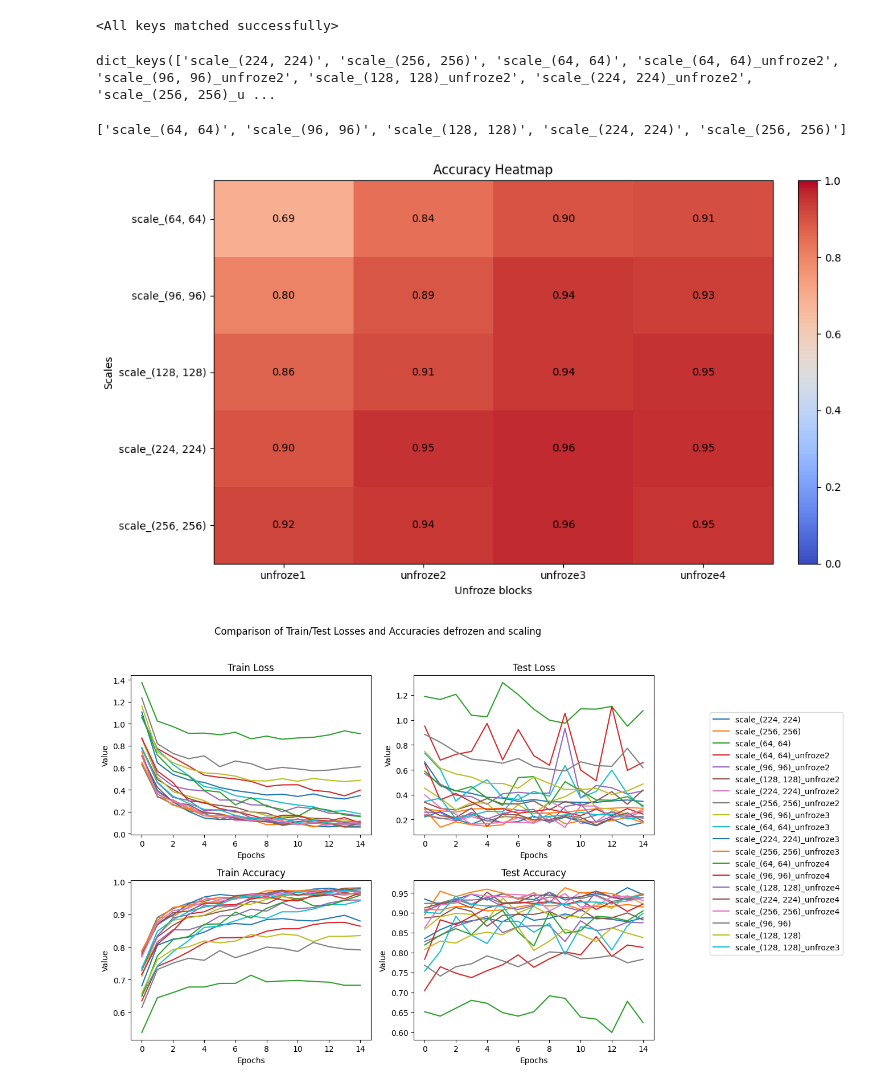
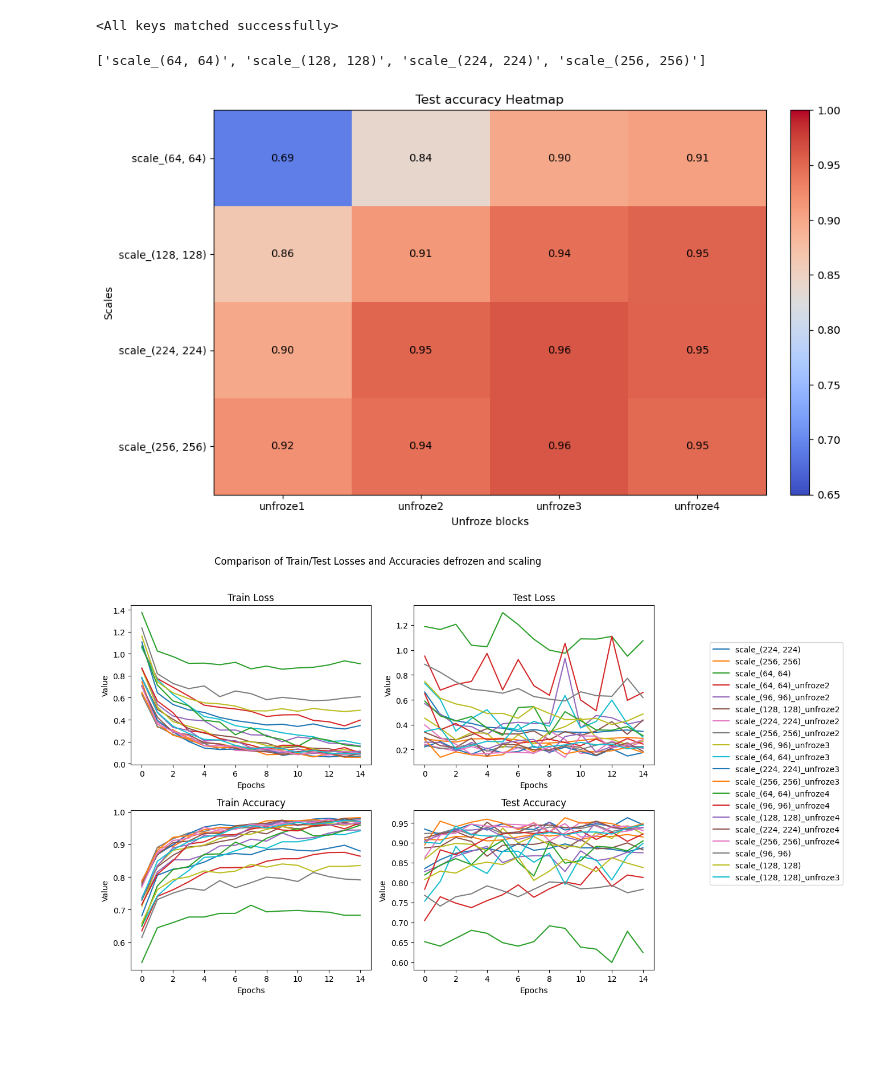
Before and after one commit to MCV-C3/project23-24-08, a Jupyter notebook: Task3/Explainability.ipynb, the cells around one changed output. Saved outputs shown, nothing was run; the diff lists cells and outputs as text; code cells hidden in the pictures; blank space fills up the shorter version.

```diff
--- a/Task3/Explainability.ipynb
+++ b/Task3/Explainability.ipynb
@@ -316,14 +295,7 @@ def get_pickle(path):
     return gr
 
 history = get_pickle("./results_per_patch_unfreeze.pkl")
-# %%
-print(history.keys())
-# %% [output]
-dict_keys(['scale_(224, 224)', 'scale_(256, 256)', 'scale_(64, 64)', 'scale_(64, 64)_unfroze2', 'scale_(96, 96)_unfroze2', 'scale_(128, 128)_unfroze2', 'scale_(224, 224)_unfroze2', 'scale_(256, 256)_u ...
 # %%
-import matplotlib.pyplot as plt
-import numpy as np
-
 def obtener_valor_escala(cadena):
     inicio = cadena.find('(') + 1
     fin = cadena.find(')')
@@ -347,6 +319,7 @@ for key in data.keys():
 
 # Ordenar las escalas y los unfroze<int>
 scales = sorted(list(scales), key=obtener_valor_escala)
+scales = [scales[0]] + scales[2:]
 print(scales)
 unfroze_values = sorted(list(unfroze_values))
 
@@ -356,38 +329,36 @@ heatmap_data_accuracy = np.zeros((len(scales), len(unfroze_values)))
 for i, scale in enumerate(scales):
     for j, unfroze in enumerate(unfroze_values):
         if unfroze == 1:
-
             key = f"{scale}"
         else:
             key = f"{scale}_unfroze{unfroze}"
 
         if key in data:
             heatmap_data_accuracy[i, j] = np.max(data[key]['acc']["test"])
 
 # Crear el heatmap
 fig, ax = plt.subplots(figsize=(10, 6))
 
-im_accuracy = ax.imshow(heatmap_data_accuracy, cmap='coolwarm', vmin=0, vmax=1, aspect='auto', origin='upper')
-
+im_accuracy = ax.imshow(heatmap_data_accuracy, cmap='coolwarm', vmin=0.65, vmax=1, aspect='auto', origin='upper')
 
 # Añadir anotaciones
 for i in range(len(scales)):
     for j in range(len(unfroze_values)):
         value = heatmap_data_accuracy[i, j]
         ax.text(j, i, f'{value:.2f}', ha='center', va='center', color='black')
 
 
-ax.set_title('Accuracy Heatmap')
+ax.set_title('Test accuracy Heatmap')
 ax.set_xticks(np.arange(len(unfroze_values)))
 ax.set_xticklabels([f'unfroze{unfroze}' for unfroze in unfroze_values])
 ax.set_yticks(np.arange(len(scales)))
 ax.set_yticklabels(scales)
 ax.set_xlabel('Unfroze blocks')
 ax.set_ylabel('Scales')
 fig.colorbar(im_accuracy, orientation='vertical', fraction=0.046, pad=0.04)
 
 plt.tight_layout()
 plt.show()
 # %% [output]
-['scale_(64, 64)', 'scale_(96, 96)', 'scale_(128, 128)', 'scale_(224, 224)', 'scale_(256, 256)']
+['scale_(64, 64)', 'scale_(128, 128)', 'scale_(224, 224)', 'scale_(256, 256)']
-[figure, old version]
+[figure, new version]
```
Also changed, not shown: parts of 33 cells of this notebook, 1 other file.
